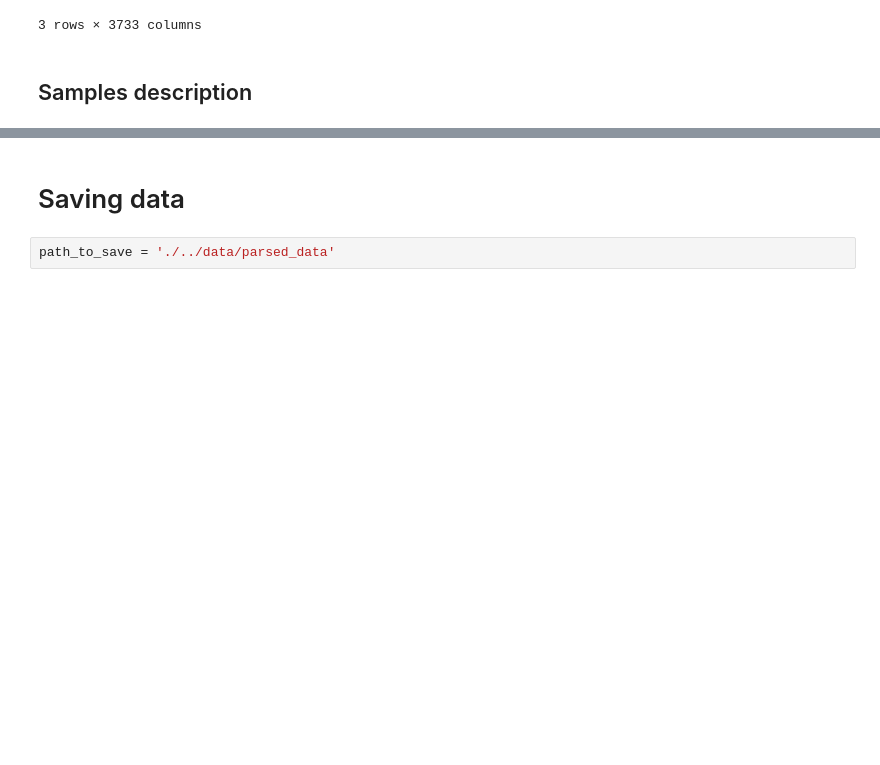
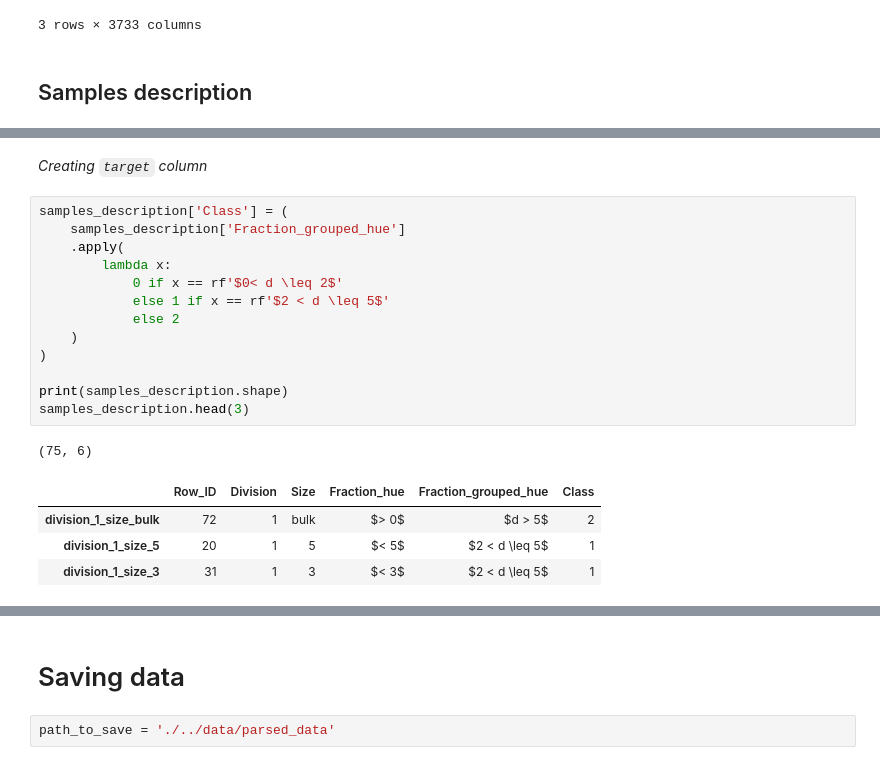
Before and after one commit to Fltvv/go-ftir-sfa, a Jupyter notebook: code/01a_data_parsing.ipynb, the cells around one changed output, grey strips where cells are left out. Drawn from its saved outputs; the diff is of its cells as text; blank space fills up the shorter version.

```diff
--- a/code/01a_data_parsing.ipynb
+++ b/code/01a_data_parsing.ipynb
@@ -157,0 +189,21 @@ samples_description.head(3)
+# %% [markdown]
+*Creating `target` column*
+# %%
+samples_description['Class'] = (
+    samples_description['Fraction_grouped_hue']
+    .apply(
+        lambda x:
+            0 if x == rf'$0< d \leq 2$'
+            else 1 if x == rf'$2 < d \leq 5$'
+            else 2
+    )
+)
+
+print(samples_description.shape)
+samples_description.head(3)
+# %% [output]
+(75, 6)
+|  | Row_ID | Division | Size | Fraction_hue | Fraction_grouped_hue | Class |
+| division_1_size_bulk | 72 | 1 | bulk | $> 0$ | $d > 5$ | 2 |
+| division_1_size_5 | 20 | 1 | 5 | $< 5$ | $2 < d \leq 5$ | 1 |
+| division_1_size_3 | 31 | 1 | 3 | $< 3$ | $2 < d \leq 5$ | 1 |
```
Also changed, not shown: parts of 12 cells of this notebook, 46 other files.
